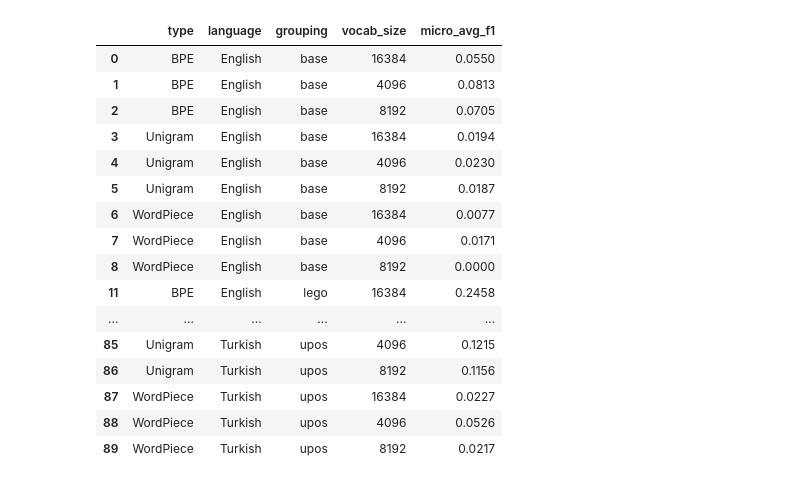
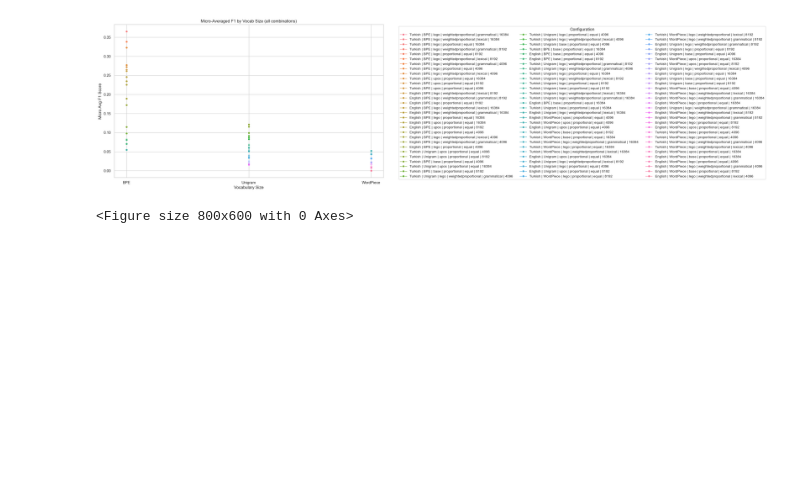
Before and after one commit to Lukas-Brockmann/Tokenization-by-Word-Tag, a Jupyter notebook: Analysis.ipynb, the cells around one changed output. Saved outputs shown, nothing was run; the diff lists cells and outputs as text; code cells hidden in the pictures; blank space fills up the shorter version.

```diff
--- a/Analysis.ipynb
+++ b/Analysis.ipynb
@@ -97,25 +35,55 @@ plt.show()
-# %%
-english_df['language'] = 'English'
-turkish_df['language'] = 'Turkish'
-df = df[df['allocation'] == 'proportional']
-df = df[['type', 'language', 'grouping', 'vocab_size', 'micro_avg_f1']]
-df
-# %% [output]
-|  | type | language | grouping | vocab_size | micro_avg_f1 |
-| 0 | BPE | English | base | 16384 | 0.0550 |
-| 1 | BPE | English | base | 4096 | 0.0813 |
-| 2 | BPE | English | base | 8192 | 0.0705 |
-| 3 | Unigram | English | base | 16384 | 0.0194 |
-| 4 | Unigram | English | base | 4096 | 0.0230 |
-| 5 | Unigram | English | base | 8192 | 0.0187 |
-| 6 | WordPiece | English | base | 16384 | 0.0077 |
-| 7 | WordPiece | English | base | 4096 | 0.0171 |
-| 8 | WordPiece | English | base | 8192 | 0.0000 |
-| 11 | BPE | English | lego | 16384 | 0.2458 |
-| ... | ... | ... | ... | ... | ... |
-| 85 | Unigram | Turkish | upos | 4096 | 0.1215 |
-| 86 | Unigram | Turkish | upos | 8192 | 0.1156 |
-| 87 | WordPiece | Turkish | upos | 16384 | 0.0227 |
-| 88 | WordPiece | Turkish | upos | 4096 | 0.0526 |
-| 89 | WordPiece | Turkish | upos | 8192 | 0.0217 |
+# %%
+color_map = dict(zip(df['type'].unique(), sns.color_palette("tab10", n_colors=df['type'].nunique())))
+marker_map = dict(zip(df['grouping'].unique(), ['o', 's', 'D', '^', 'v', 'P', '*']))
+
+df['label'] = (
+    df['language'] + ' | ' +
+    df['type'] + ' | ' +
+    df['grouping'] + ' | ' +
+    df['allocation'] + ' | ' +
+    df['weighting'] + ' | ' +
+    df['vocab_size'].astype(str)
+)
+label_scores = (
+    df.groupby('label')['micro_avg_f1']
+    .max()
+    .sort_values(ascending=False)
+)
+sorted_labels = label_scores.index.tolist()
+
+plt.figure(figsize=(14, 8))
+sns.set(style="whitegrid")
+
+sns.lineplot(
+    data=df,
+    x='type',
+    y='micro_avg_f1',
+    hue='label',
+    hue_order=sorted_labels,
+    marker='o',
+    linewidth=1
+)
+
+plt.title('Micro-Averaged F1 by Vocab Size (all combinations)')
+plt.xlabel('Vocabulary Size')
+plt.ylabel('Micro Avg F1 Score')
+plt.legend(bbox_to_anchor=(1.05, 1), loc='upper left', ncol=3, fontsize='small', title='Configuration')
+plt.savefig(f"D:/Dropbox/Bachelorarbeit/Tokenization by Word Tag/Plots/combinations.pdf", format='pdf', bbox_inches='tight')
+handles, labels = plt.gca().get_legend_handles_labels()
+plt.show()
+
+fig_leg = plt.figure(figsize=(8, 6))
+fig_leg.legend(handles, labels, loc='center', ncol=3, title='Configuration', fontsize='small')
+
+fig_leg.tight_layout()
+fig_leg.savefig("D:/Dropbox/Bachelorarbeit/Tokenization by Word Tag/Plots/legend_3col.pdf", format='pdf', bbox_inches='tight')
+fig_leg = plt.figure(figsize=(8, 6))
+fig_leg.legend(handles, labels, loc='center', ncol=2, title='Configuration', fontsize='small')
+
+fig_leg.tight_layout()
+fig_leg.savefig("D:/Dropbox/Bachelorarbeit/Tokenization by Word Tag/Plots/legend_2col.pdf", format='pdf', bbox_inches='tight')
+plt.close(fig_leg)
+# %% [output]
+[figure, added]
+<Figure size 800x600 with 0 Axes>
 # %%
```
Also changed, not shown: parts of 9 cells of this notebook, 12 other files.
